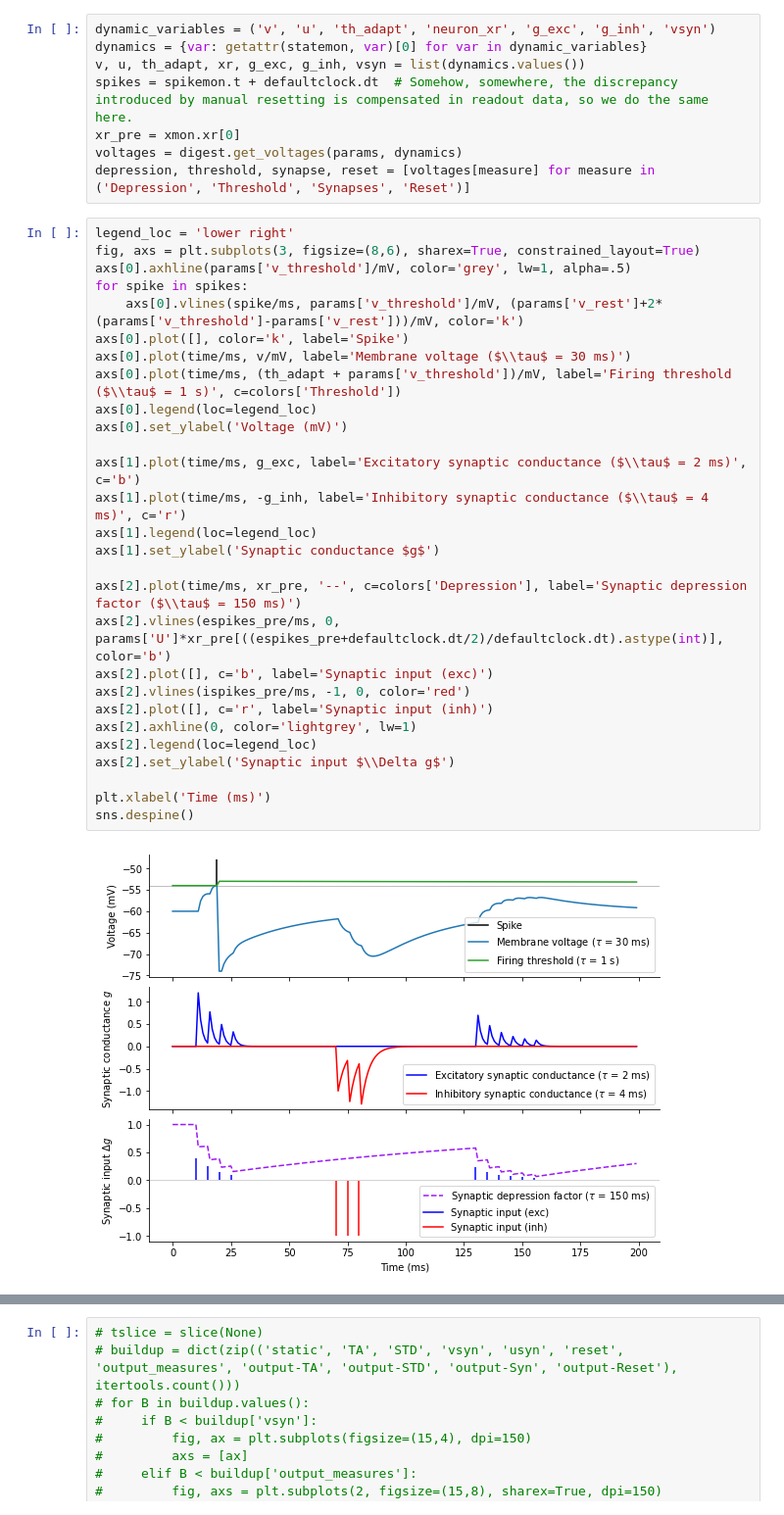
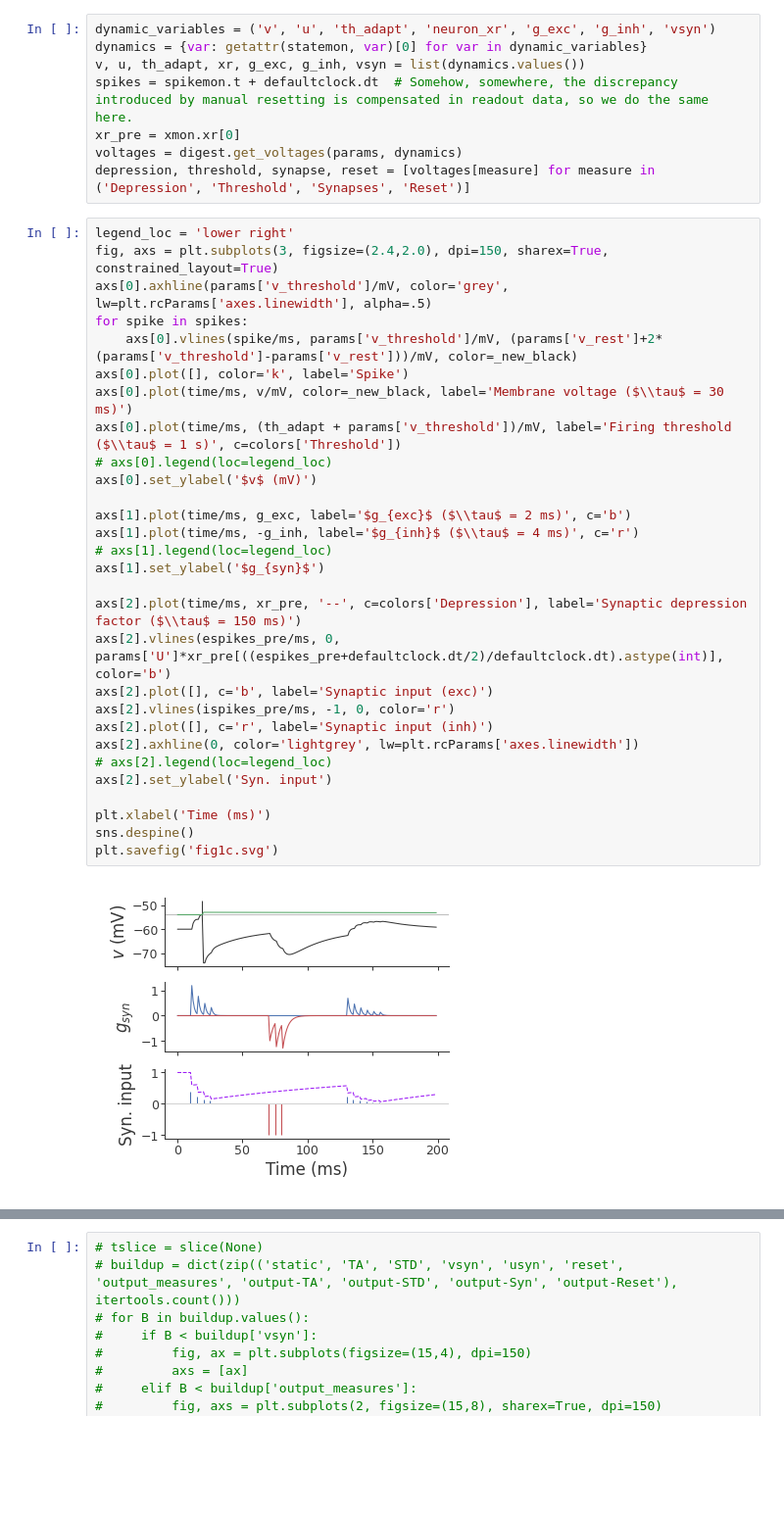
Before and after one commit to kernfel/plasticity-synergy-deviance-detection-history, a Jupyter notebook: Fig1c-3a-explaining-voltage-space.ipynb, the cells around one changed output, grey strips where cells are left out. Shown at 98% size. Cells and saved outputs as stored; diff of their text form; blank space fills up the shorter version.

```diff
--- a/Fig1c-3a-explaining-voltage-space.ipynb
+++ b/Fig1c-3a-explaining-voltage-space.ipynb
@@ -294,34 +338,35 @@ voltages = digest.get_voltages(params, dynamics)
 depression, threshold, synapse, reset = [voltages[measure] for measure in ('Depression', 'Threshold', 'Synapses', 'Reset')]
 # %%
 legend_loc = 'lower right'
-fig, axs = plt.subplots(3, figsize=(8,6), sharex=True, constrained_layout=True)
-axs[0].axhline(params['v_threshold']/mV, color='grey', lw=1, alpha=.5)
+fig, axs = plt.subplots(3, figsize=(2.4,2.0), dpi=150, sharex=True, constrained_layout=True)
+axs[0].axhline(params['v_threshold']/mV, color='grey', lw=plt.rcParams['axes.linewidth'], alpha=.5)
 for spike in spikes:
-    axs[0].vlines(spike/ms, params['v_threshold']/mV, (params['v_rest']+2*(params['v_threshold']-params['v_rest']))/mV, color='k')
+    axs[0].vlines(spike/ms, params['v_threshold']/mV, (params['v_rest']+2*(params['v_threshold']-params['v_rest']))/mV, color=_new_black)
 axs[0].plot([], color='k', label='Spike')
-axs[0].plot(time/ms, v/mV, label='Membrane voltage ($\\tau$ = 30 ms)')
+axs[0].plot(time/ms, v/mV, color=_new_black, label='Membrane voltage ($\\tau$ = 30 ms)')
 axs[0].plot(time/ms, (th_adapt + params['v_threshold'])/mV, label='Firing threshold ($\\tau$ = 1 s)', c=colors['Threshold'])
-axs[0].legend(loc=legend_loc)
-axs[0].set_ylabel('Voltage (mV)')
+# axs[0].legend(loc=legend_loc)
+axs[0].set_ylabel('$v$ (mV)')
 
-axs[1].plot(time/ms, g_exc, label='Excitatory synaptic conductance ($\\tau$ = 2 ms)', c='b')
-axs[1].plot(time/ms, -g_inh, label='Inhibitory synaptic conductance ($\\tau$ = 4 ms)', c='r')
-axs[1].legend(loc=legend_loc)
-axs[1].set_ylabel('Synaptic conductance $g$')
+axs[1].plot(time/ms, g_exc, label='$g_{exc}$ ($\\tau$ = 2 ms)', c='b')
+axs[1].plot(time/ms, -g_inh, label='$g_{inh}$ ($\\tau$ = 4 ms)', c='r')
+# axs[1].legend(loc=legend_loc)
+axs[1].set_ylabel('$g_{syn}$')
 
 axs[2].plot(time/ms, xr_pre, '--', c=colors['Depression'], label='Synaptic depression factor ($\\tau$ = 150 ms)')
 axs[2].vlines(espikes_pre/ms, 0, params['U']*xr_pre[((espikes_pre+defaultclock.dt/2)/defaultclock.dt).astype(int)], color='b')
 axs[2].plot([], c='b', label='Synaptic input (exc)')
-axs[2].vlines(ispikes_pre/ms, -1, 0, color='red')
+axs[2].vlines(ispikes_pre/ms, -1, 0, color='r')
 axs[2].plot([], c='r', label='Synaptic input (inh)')
-axs[2].axhline(0, color='lightgrey', lw=1)
-axs[2].legend(loc=legend_loc)
-axs[2].set_ylabel('Synaptic input $\\Delta g$')
+axs[2].axhline(0, color='lightgrey', lw=plt.rcParams['axes.linewidth'])
+# axs[2].legend(loc=legend_loc)
+axs[2].set_ylabel('Syn. input')
 
 plt.xlabel('Time (ms)')
 sns.despine()
+plt.savefig('fig1c.svg')
 # %% [output]
-[figure, old version]
+[figure, new version]
 # %%
 fig, axs = plt.subplots(2, figsize=(8,5), sharex=True, constrained_layout=True)
 axs[0].axhline(params['v_threshold']/mV, color='grey', lw=1, alpha=.5)
```
Also changed, not shown: parts of 11 cells of this notebook, 2 other files.
